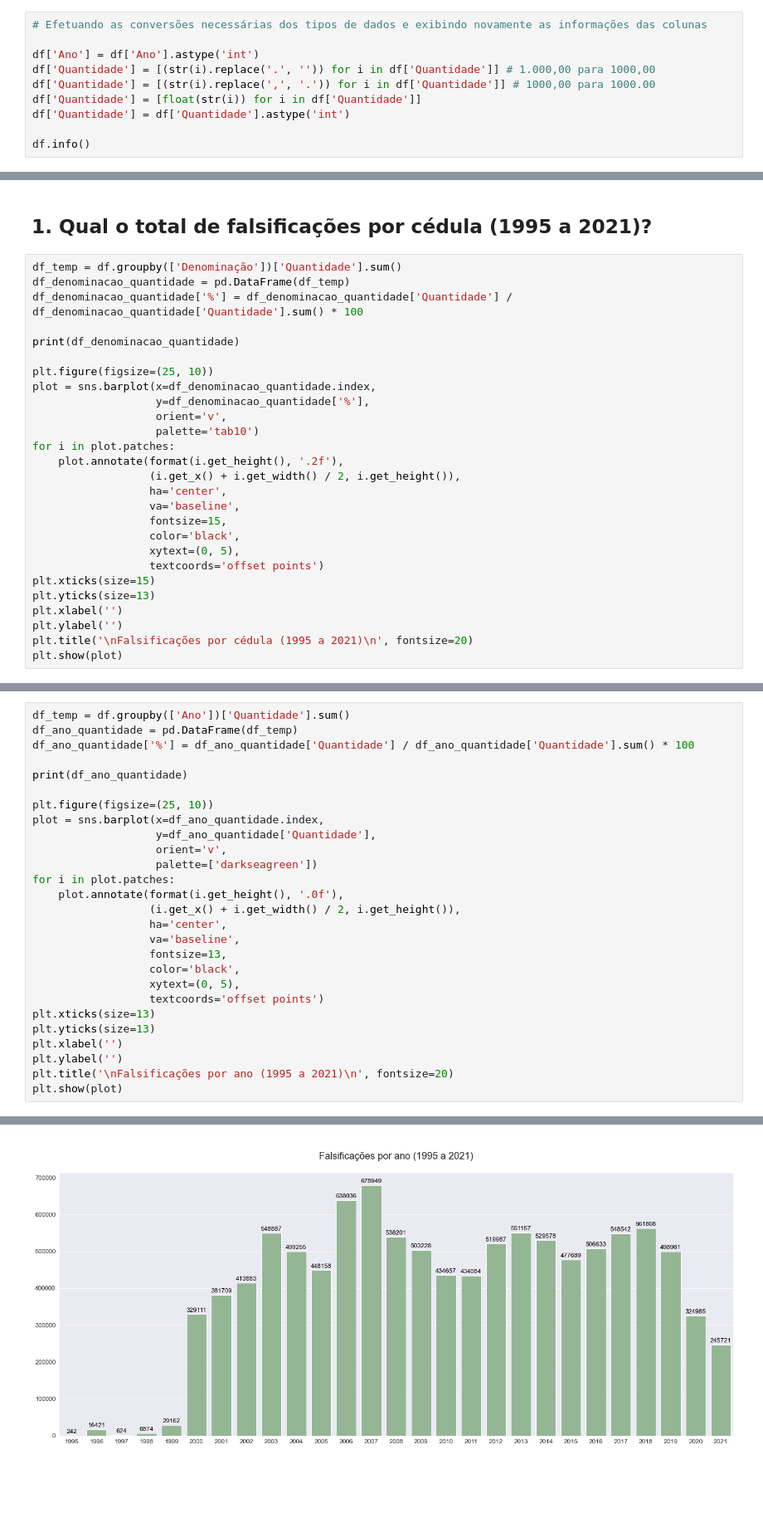
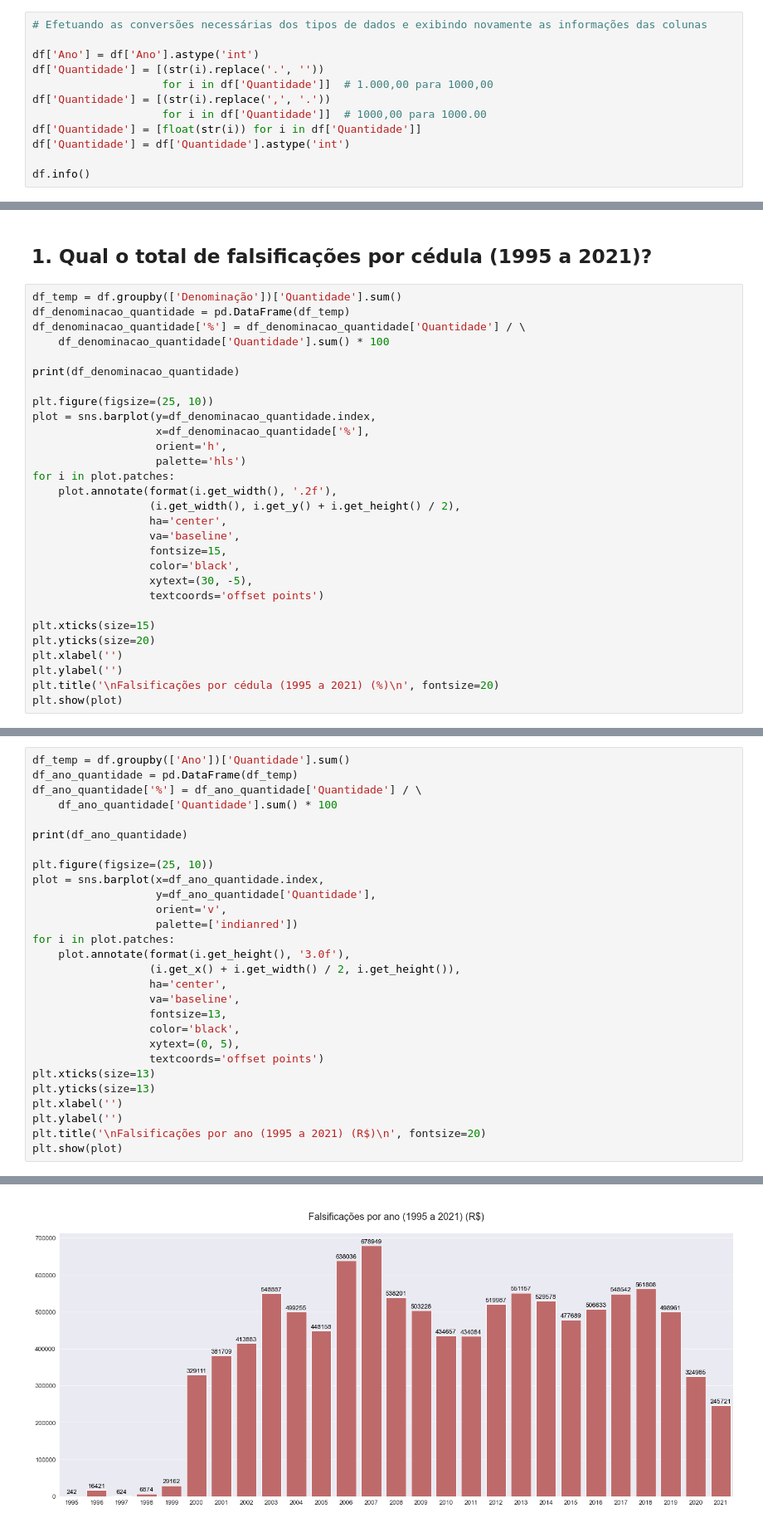
Before and after one commit to emso-exe/Falsificacao_de_cedulas_banco_central_do_brasil, a Jupyter notebook: analise_de_dados.ipynb, the cells around one changed output, grey strips where cells are left out. Shown: that part at 83% size. Drawn from its saved outputs; the diff is of its cells as text; blank space fills up the shorter version.

```diff
--- a/analise_de_dados.ipynb
+++ b/analise_de_dados.ipynb
@@ -111,8 +111,10 @@ dtype: object
 # Efetuando as conversões necessárias dos tipos de dados e exibindo novamente as informações das colunas
 
 df['Ano'] = df['Ano'].astype('int')
-df['Quantidade'] = [(str(i).replace('.', '')) for i in df['Quantidade']] # 1.000,00 para 1000,00
-df['Quantidade'] = [(str(i).replace(',', '.')) for i in df['Quantidade']] # 1000,00 para 1000.00
+df['Quantidade'] = [(str(i).replace('.', ''))
+                    for i in df['Quantidade']]  # 1.000,00 para 1000,00
+df['Quantidade'] = [(str(i).replace(',', '.'))
+                    for i in df['Quantidade']]  # 1000,00 para 1000.00
 df['Quantidade'] = [float(str(i)) for i in df['Quantidade']]
 df['Quantidade'] = df['Quantidade'].astype('int')
 
@@ -163,29 +165,31 @@ df.sample(10)
 # %%
 df_temp = df.groupby(['Denominação'])['Quantidade'].sum()
 df_denominacao_quantidade = pd.DataFrame(df_temp)
-df_denominacao_quantidade['%'] = df_denominacao_quantidade['Quantidade'] / df_denominacao_quantidade['Quantidade'].sum() * 100
+df_denominacao_quantidade['%'] = df_denominacao_quantidade['Quantidade'] / \
+    df_denominacao_quantidade['Quantidade'].sum() * 100
 
 print(df_denominacao_quantidade)
 
 plt.figure(figsize=(25, 10))
-plot = sns.barplot(x=df_denominacao_quantidade.index,
-                   y=df_denominacao_quantidade['%'],
-                   orient='v',
-                   palette='tab10')
+plot = sns.barplot(y=df_denominacao_quantidade.index,
+                   x=df_denominacao_quantidade['%'],
+                   orient='h',
+                   palette='hls')
 for i in plot.patches:
-    plot.annotate(format(i.get_height(), '.2f'),
-                  (i.get_x() + i.get_width() / 2, i.get_height()),
+    plot.annotate(format(i.get_width(), '.2f'),
+                  (i.get_width(), i.get_y() + i.get_height() / 2),
                   ha='center',
                   va='baseline',
                   fontsize=15,
                   color='black',
-                  xytext=(0, 5),
+                  xytext=(30, -5),
                   textcoords='offset points')
+
 plt.xticks(size=15)
-plt.yticks(size=13)
+plt.yticks(size=20)
 plt.xlabel('')
 plt.ylabel('')
-plt.title('\nFalsificações por cédula (1995 a 2021)\n', fontsize=20)
+plt.title('\nFalsificações por cédula (1995 a 2021) (%)\n', fontsize=20)
 plt.show(plot)
 # %% [output]
              Quantidade          %
@@ -206,7 +210,8 @@ As notas de R&#36; 50, R&#36; 100 e R&#36; 10 estão entre as notas mais falsifi
 # %%
 df_temp = df.groupby(['Ano'])['Quantidade'].sum()
 df_ano_quantidade = pd.DataFrame(df_temp)
-df_ano_quantidade['%'] = df_ano_quantidade['Quantidade'] / df_ano_quantidade['Quantidade'].sum() * 100
+df_ano_quantidade['%'] = df_ano_quantidade['Quantidade'] / \
+    df_ano_quantidade['Quantidade'].sum() * 100
 
 print(df_ano_quantidade)
 
@@ -214,41 +219,41 @@ plt.figure(figsize=(25, 10))
 plot = sns.barplot(x=df_ano_quantidade.index,
                    y=df_ano_quantidade['Quantidade'],
                    orient='v',
-                   palette=['darkseagreen'])
+                   palette=['indianred'])
 for i in plot.patches:
-    plot.annotate(format(i.get_height(), '.0f'),
+    plot.annotate(format(i.get_height(), '3.0f'),
                   (i.get_x() + i.get_width() / 2, i.get_height()),
                   ha='center',
                   va='baseline',
                   fontsize=13,
                   color='black',
                   xytext=(0, 5),
                   textcoords='offset points')
 plt.xticks(size=13)
 plt.yticks(size=13)
 plt.xlabel('')
 plt.ylabel('')
-plt.title('\nFalsificações por ano (1995 a 2021)\n', fontsize=20)
+plt.title('\nFalsificações por ano (1995 a 2021) (R$)\n', fontsize=20)
 plt.show(plot)
 # %% [output]
       Quantidade         %
 Ano
 1995         242  0.002269
 1996       16421  0.153949
 1997         624  0.005850
 1998        6874  0.064445
 1999       29162  0.273397
 2000      329111  3.085452
 2001      381709  3.578564
 2002      413883  3.880198
 2003      548887  5.145876
 2004      499255  4.680570
 ... (13 lines left out)
 2018      561808  5.267012
 2019      498961  4.677814
 2020      324985  3.046770
 2021      245721  2.303661
-[figure, old version]
+[figure, new version]
 # %% [markdown]
 O período entre 2006 e 2007 corresponde aos anos em que houve a maior quantidade de cédulas falsas identificadas pelo Banco Central, sendo que em 2007 houve um recorde de 678.949 notas falsas. Desde que foi iniciado a contabilização de falsificações em 1995, o período entre 2020 e 2021 foi o intervalo em que ocorreram a mais fortes quedas nas falsificações, coincidentemente em 2020 iniciou-se a pandemia de Covid-19.
 
```
Also changed, not shown: parts of 7 cells of this notebook.
